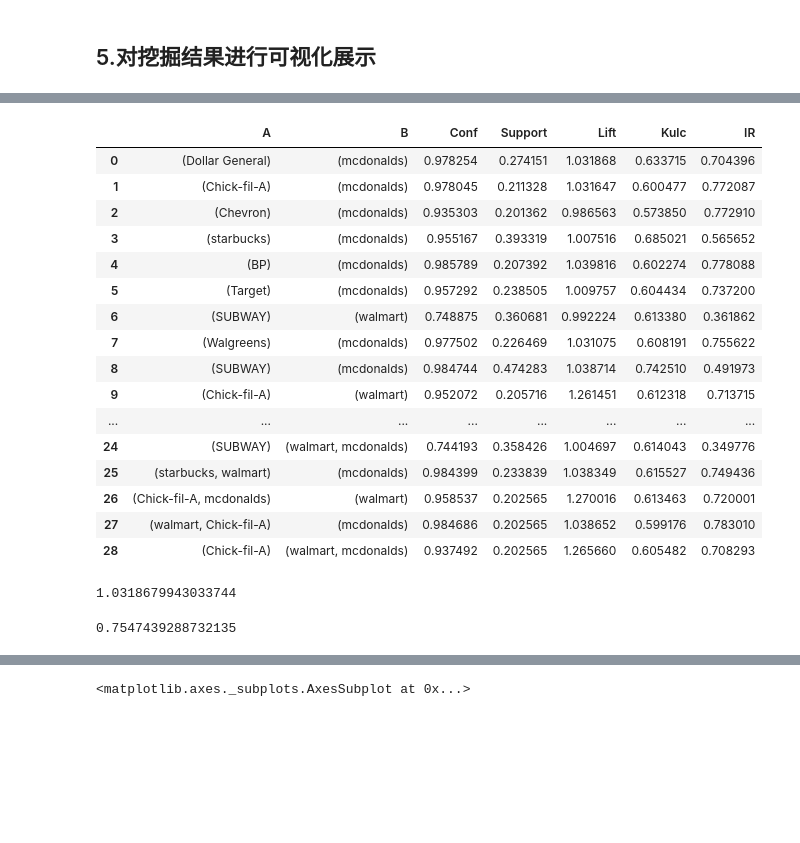
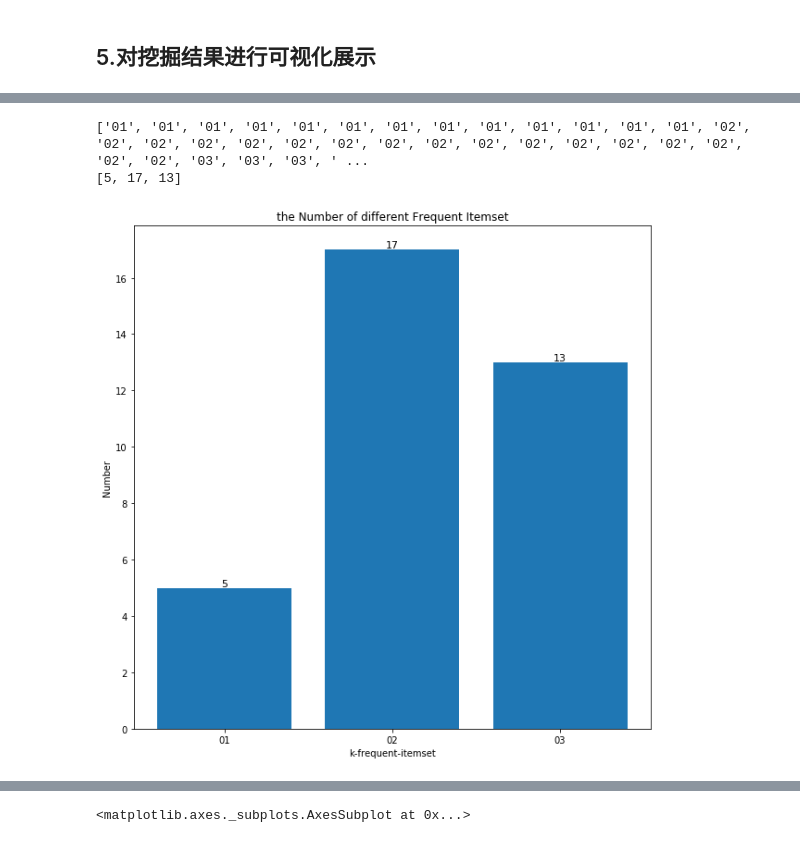
Before and after one commit to vastian180/DataMiningHomework2, a Jupyter notebook: 3.ipynb, the cells around one changed output, grey strips where cells are left out. Drawn from its saved outputs; the diff is of its cells as text; code cells hidden in the pictures; blank space fills up the shorter version.

```diff
--- a/3.ipynb
+++ b/3.ipynb
@@ -465,28 +485,22 @@ for i in range(l):
-# %%
-result
-# %% [output]
-|  | A | B | Conf | Support | Lift | Kulc | IR |
-| 0 | (Dollar General) | (mcdonalds) | 0.978254 | 0.274151 | 1.031868 | 0.633715 | 0.704396 |
-| 1 | (Chick-fil-A) | (mcdonalds) | 0.978045 | 0.211328 | 1.031647 | 0.600477 | 0.772087 |
-| 2 | (Chevron) | (mcdonalds) | 0.935303 | 0.201362 | 0.986563 | 0.573850 | 0.772910 |
-| 3 | (starbucks) | (mcdonalds) | 0.955167 | 0.393319 | 1.007516 | 0.685021 | 0.565652 |
-| 4 | (BP) | (mcdonalds) | 0.985789 | 0.207392 | 1.039816 | 0.602274 | 0.778088 |
-| 5 | (Target) | (mcdonalds) | 0.957292 | 0.238505 | 1.009757 | 0.604434 | 0.737200 |
-| 6 | (SUBWAY) | (walmart) | 0.748875 | 0.360681 | 0.992224 | 0.613380 | 0.361862 |
-| 7 | (Walgreens) | (mcdonalds) | 0.977502 | 0.226469 | 1.031075 | 0.608191 | 0.755622 |
-| 8 | (SUBWAY) | (mcdonalds) | 0.984744 | 0.474283 | 1.038714 | 0.742510 | 0.491973 |
-| 9 | (Chick-fil-A) | (walmart) | 0.952072 | 0.205716 | 1.261451 | 0.612318 | 0.713715 |
-| ... | ... | ... | ... | ... | ... | ... | ... |
-| 24 | (SUBWAY) | (walmart, mcdonalds) | 0.744193 | 0.358426 | 1.004697 | 0.614043 | 0.349776 |
-| 25 | (starbucks, walmart) | (mcdonalds) | 0.984399 | 0.233839 | 1.038349 | 0.615527 | 0.749436 |
-| 26 | (Chick-fil-A, mcdonalds) | (walmart) | 0.958537 | 0.202565 | 1.270016 | 0.613463 | 0.720001 |
-| 27 | (walmart, Chick-fil-A) | (mcdonalds) | 0.984686 | 0.202565 | 1.038652 | 0.599176 | 0.783010 |
-| 28 | (Chick-fil-A) | (walmart, mcdonalds) | 0.937492 | 0.202565 | 1.265660 | 0.605482 | 0.708293 |
-# %%
-0.978254/support_data[frozenset({'mcdonalds'})]
-# %% [output]
-1.0318679943033744
-# %%
-support_data[frozenset({'mcdonalds'})]
-# %% [output]
-0.7547439288732135
+# %%
+# the Number of different Frequent Itemset
+X = [x[:2] for x in freq_result.index]
+Y = [X.count(i) for i in set(X)]
+print(X)
+print(Y)
+# %% [output]
+['01', '01', '01', '01', '01', '01', '01', '01', '01', '01', '01', '01', '01', '02', '02', '02', '02', '02', '02', '02', '02', '02', '02', '02', '02', '02', '02', '02', '02', '02', '03', '03', '03', ' ...
+[5, 17, 13]
+# %%
+fig = plt.figure(figsize=(10,10)) # 建立一个10*10的画布
+plot1 = fig.add_subplot(1,1,1)
+X=sorted(list(set(X)))
+plot1.set_title('the Number of different Frequent Itemset')
+plot1.set_ylabel('Number')
+plot1.set_xlabel('k-frequent-itemset')
+plt.bar(x=X,height=Y)
+
+for a,b in zip(X,Y):
+    plt.text(a, b, '%.0f' % b, ha='center', va= 'bottom',fontsize=11)
+# %% [output]
+[figure, added]
```
Also changed, not shown: parts of 8 cells of this notebook.
